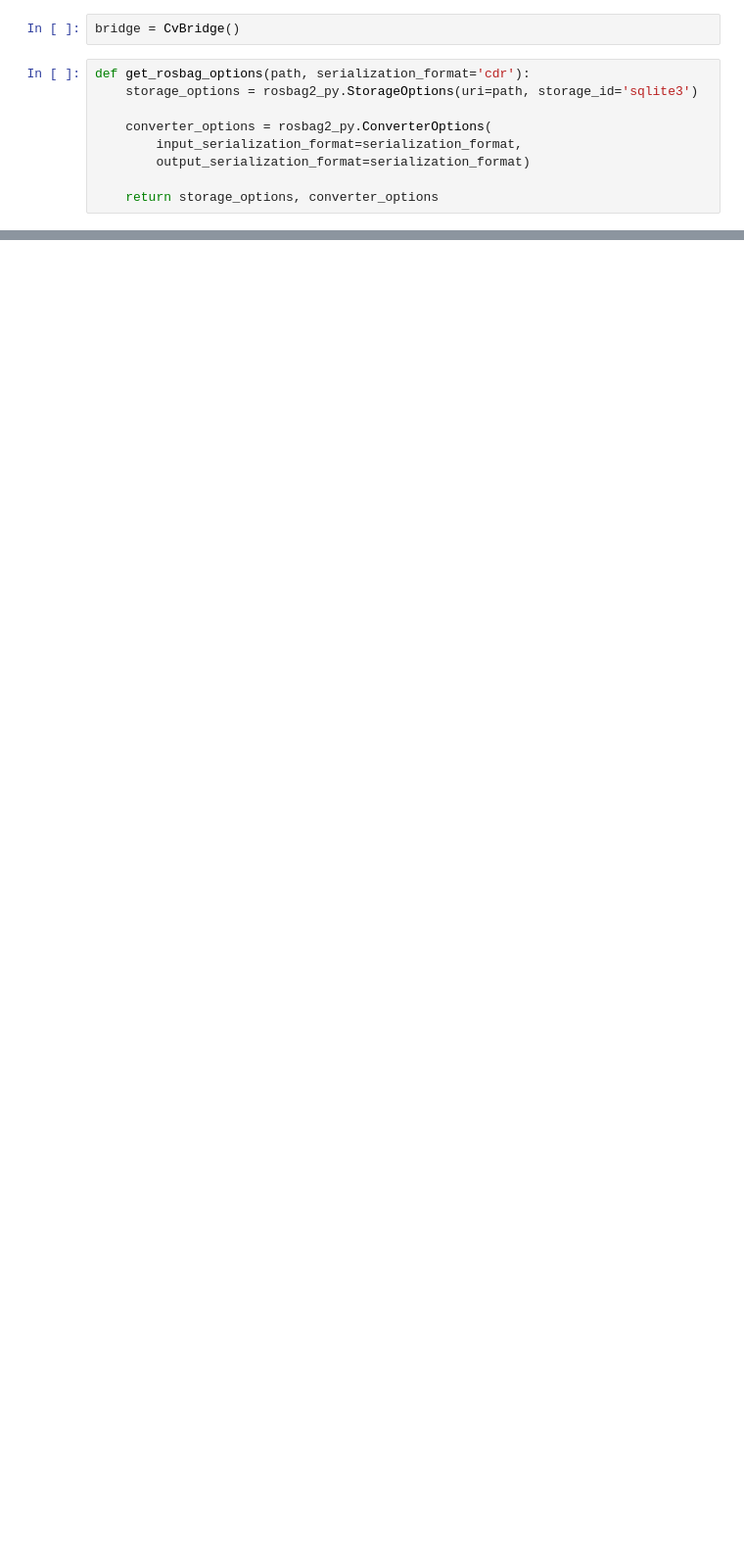
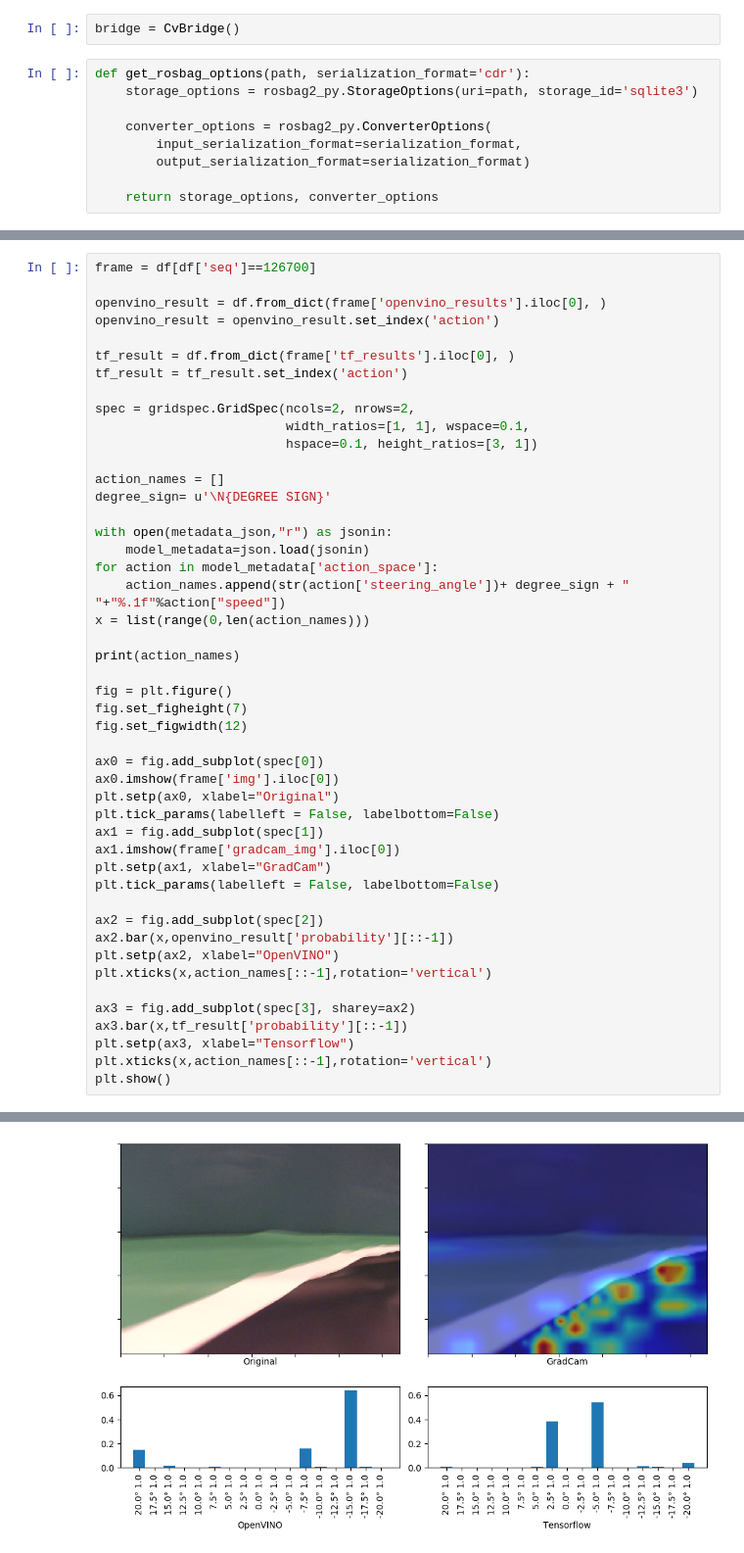
Before and after one commit to larsll/larsll-deepracer-logging, a Jupyter notebook: analysis/bag_analysis.ipynb, the cells around one changed output, grey strips where cells are left out. Shown at 98% size. Cells and saved outputs as stored; diff of their text form; blank space fills up the shorter version.

```diff
--- a/analysis/bag_analysis.ipynb
+++ b/analysis/bag_analysis.ipynb
@@ -99,0 +164,48 @@ display(action_analysis)
+# %%
+frame = df[df['seq']==126700]
+
+openvino_result = df.from_dict(frame['openvino_results'].iloc[0], )
+openvino_result = openvino_result.set_index('action')
+
+tf_result = df.from_dict(frame['tf_results'].iloc[0], )
+tf_result = tf_result.set_index('action')
+
+spec = gridspec.GridSpec(ncols=2, nrows=2,
+                         width_ratios=[1, 1], wspace=0.1,
+                         hspace=0.1, height_ratios=[3, 1])
+
+action_names = []
+degree_sign= u'\N{DEGREE SIGN}'
+
+with open(metadata_json,"r") as jsonin:
+    model_metadata=json.load(jsonin)
+for action in model_metadata['action_space']:
+    action_names.append(str(action['steering_angle'])+ degree_sign + " "+"%.1f"%action["speed"])
+x = list(range(0,len(action_names)))
+
+print(action_names)
+
+fig = plt.figure()
+fig.set_figheight(7)
+fig.set_figwidth(12)
+
+ax0 = fig.add_subplot(spec[0])
+ax0.imshow(frame['img'].iloc[0])
+plt.setp(ax0, xlabel="Original")
+plt.tick_params(labelleft = False, labelbottom=False)
+ax1 = fig.add_subplot(spec[1])
+ax1.imshow(frame['gradcam_img'].iloc[0])
+plt.setp(ax1, xlabel="GradCam")
+plt.tick_params(labelleft = False, labelbottom=False)
+
+ax2 = fig.add_subplot(spec[2])
+ax2.bar(x,openvino_result['probability'][::-1])
+plt.setp(ax2, xlabel="OpenVINO")
+plt.xticks(x,action_names[::-1],rotation='vertical')
+
+ax3 = fig.add_subplot(spec[3], sharey=ax2)
+ax3.bar(x,tf_result['probability'][::-1])
+plt.setp(ax3, xlabel="Tensorflow")
+plt.xticks(x,action_names[::-1],rotation='vertical')
+plt.show()
+# %% [output]
@@ -99,0 +213 @@ display(action_analysis)
+[figure, added]
```
Also changed, not shown: parts of 9 cells of this notebook, 1 other file.
